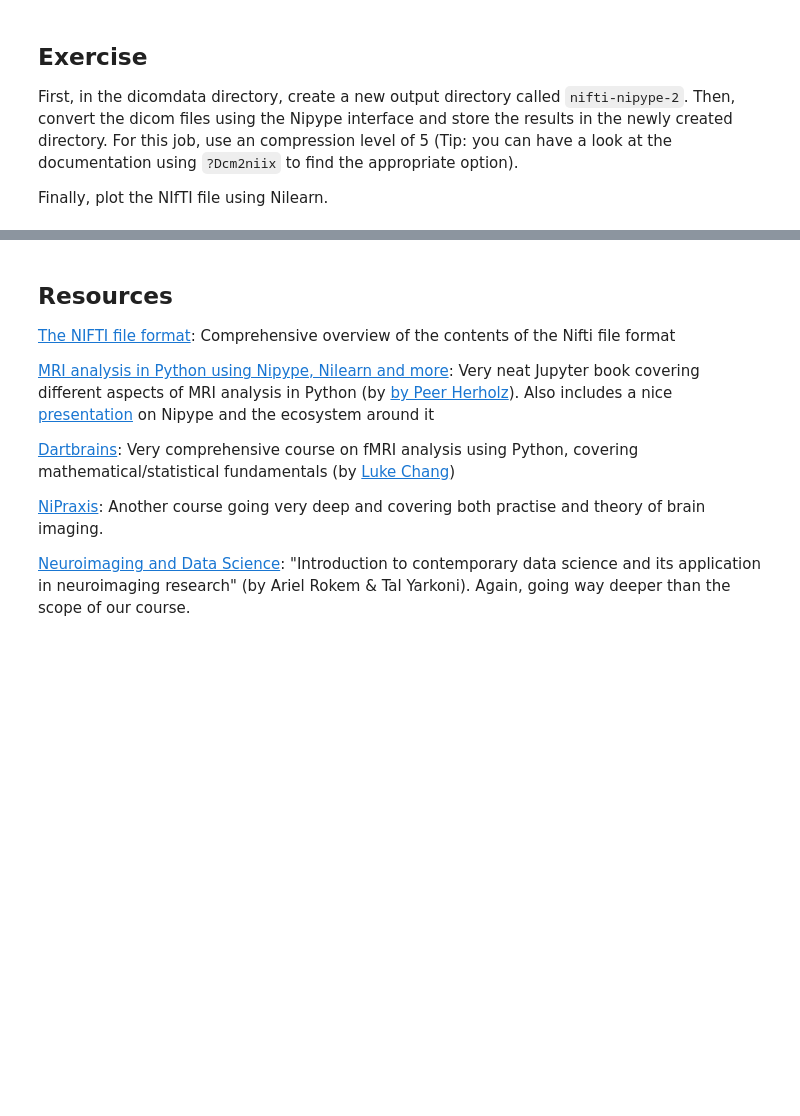
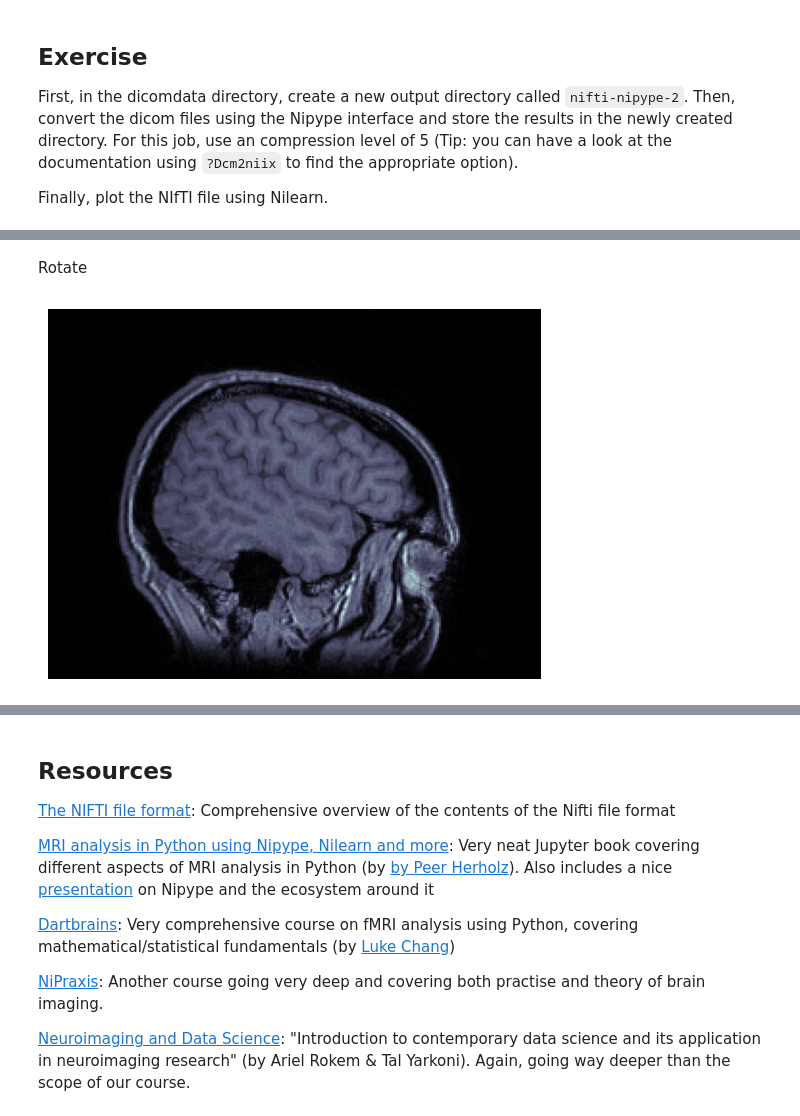
Before and after one commit to dominikpegler/tewa2-neuroimaging, a Jupyter notebook: 1 - Neuroimaging file formats.ipynb, the cells around one changed output, grey strips where cells are left out. Drawn from its saved outputs; the diff is of its cells as text; code cells hidden in the pictures; blank space fills up the shorter version.

```diff
--- a/1 - Neuroimaging file formats.ipynb
+++ b/1 - Neuroimaging file formats.ipynb
@@ -189,0 +254,8 @@ Finally, plot the NIfTI file using Nilearn.
+# %% [markdown]
+Rotate
+# %%
+plt.imshow(ndi.rotate(ni_data_np[45], 90), cmap='bone')
+plt.axis('off')
+plt.show()
+# %% [output]
+[figure, added]
```
Also changed, not shown: parts of 15 cells of this notebook, 1 other file.
